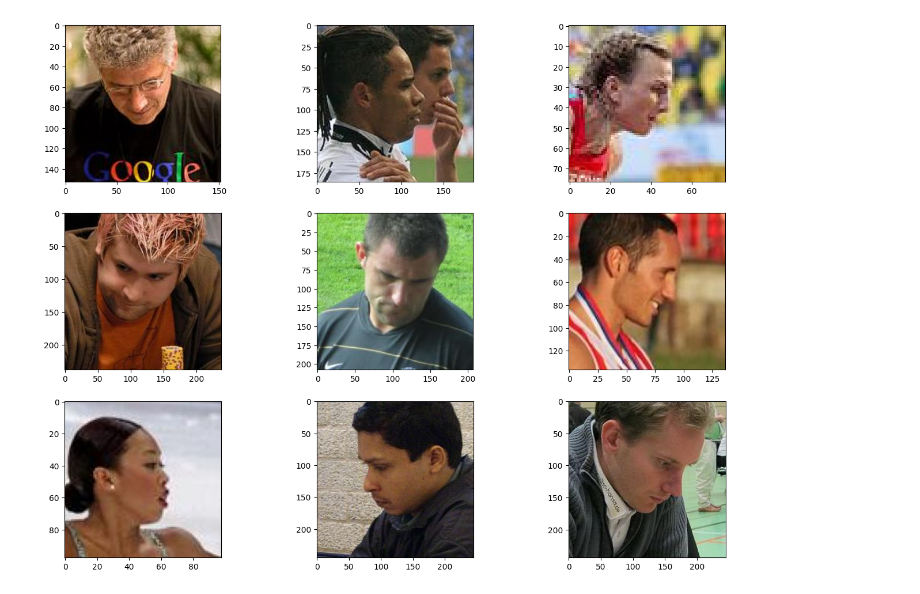
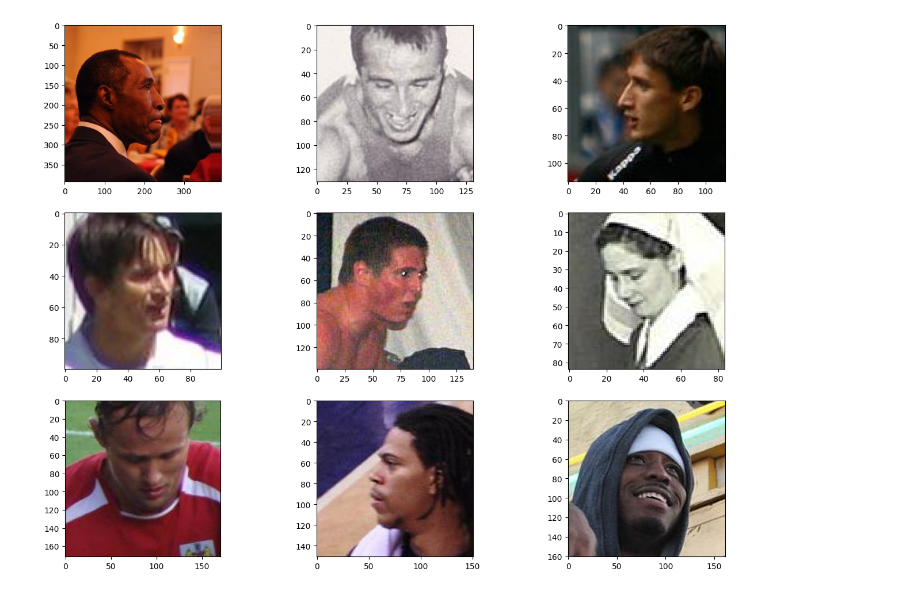
Before and after one commit to varCODEx/int20h_2024_shibarinu, a Jupyter notebook: visualize_score.ipynb, the cells around one changed output. Saved outputs shown, nothing was run; the diff lists cells and outputs as text; code cells hidden in the pictures.

```diff
--- a/visualize_score.ipynb
+++ b/visualize_score.ipynb
@@ -8,6 +8,6 @@ import os
 import tqdm
 import matplotlib.pyplot as plt
 # %%
-differences = pd.read_csv('img_enface_score.csv')
+differences = pd.read_csv('merged_faces.csv')
 differences
 # %% [output]
@@ -28,7 +28,7 @@ differences
 plt.figure(figsize=(16,12))
 
 for i in range(9):
-    img = cv2.imread(differences.loc[i, 'img_id'])
+    img = cv2.imread('wiki_crop_all/' + differences.loc[i, 'img_id'])
     img = cv2.cvtColor(img, cv2.COLOR_BGR2RGB)
 
     plt.subplot(3,3,i+1)
@@ -38,11 +38,11 @@ for i in range(9):
 # %%
 plt.figure(figsize=(16,12))
 
 for i in range(9):
-    img = cv2.imread(differences.loc[len(differences)-1-i-9, 'img_id'])
+    img = cv2.imread('wiki_crop_all/' + differences.loc[len(differences)-1-i-9, 'img_id'])
     img = cv2.cvtColor(img, cv2.COLOR_BGR2RGB)
 
     plt.subplot(3,3,i+1)
     plt.imshow(img)
 # %% [output]
-[figure, old version]
+[figure, new version]
```
Also changed, not shown: parts of 2 cells of this notebook, 9 other files.
